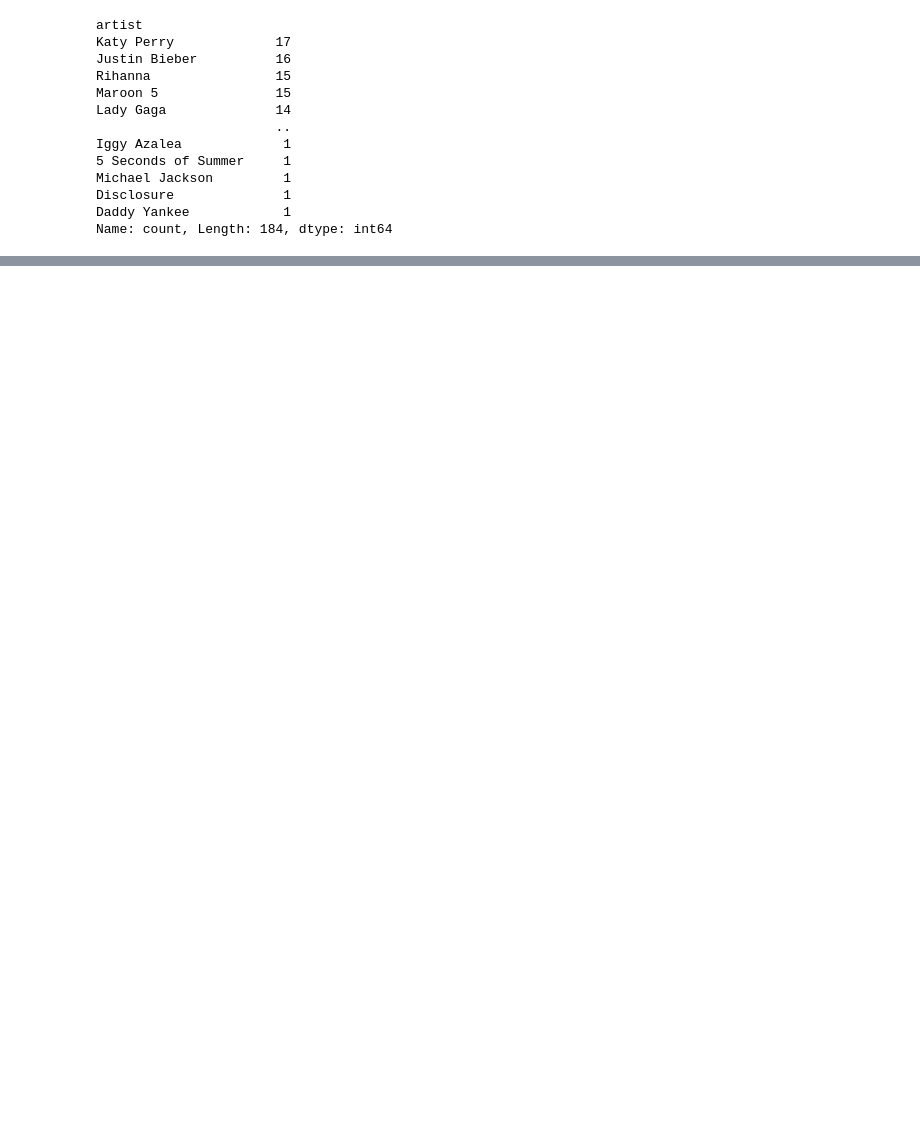
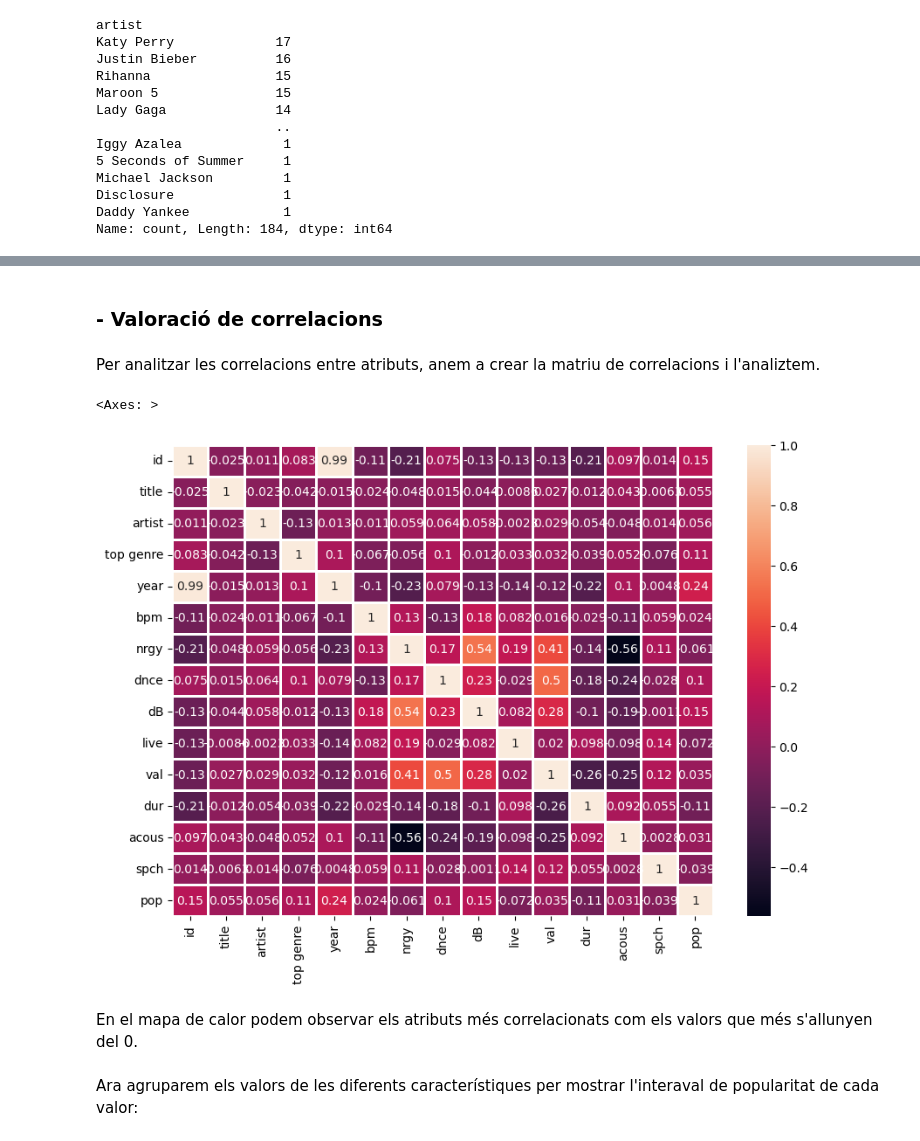
Before and after one commit to Erdrick2210/APC_Kaggle_Top_Spotify_songs-_from_2010-2019, a Jupyter notebook: Kaggle_Top_Spotify_songs_from_2010-2019.ipynb, the cells around one changed output, grey strips where cells are left out. Drawn from its saved outputs; the diff is of its cells as text; code cells hidden in the pictures; blank space fills up the shorter version.

```diff
--- a/Kaggle_Top_Spotify_songs_from_2010-2019.ipynb
+++ b/Kaggle_Top_Spotify_songs_from_2010-2019.ipynb
@@ -101,3 +106,5 @@ Número d'atributs: 15
+# %%
+df.rename(columns={'Unnamed: 0': 'id'}, inplace=True)
 # %% [markdown]
 El tipus d'atributs que tenim són:
 # %%
@@ -148,0 +160,14 @@ Sorprenentment no tenim NaNs a les dades, així que no hem de tractar res en aqu
+# %%
+print(df['pop'].value_counts(), "\n")
+print(df['pop'].unique(), "\n")
+
+# Mostrem les primeres files
+print("Target abans de convertir en intervals:")
+print(df['pop'].head())
+
+# Creem 10 categories (0 a 9) dividint uniformement el rang de la columna 'pop'
+df['pop'] = pd.cut(df['pop'], bins=10, labels=False)
+
+# Mostrem les primeres files per verificar
+print("\nTarget després de convertir en intervals:")
+print(df['pop'].head())
@@ -198,0 +279,5 @@ Name: count, Length: 184, dtype: int64
+# %%
+# Convertim totes les columnes categòriques a valors numèrics amb un label encoder
+for col in df[['title', 'artist', 'top genre']]:
+    le = LabelEncoder()
+    df[col] = le.fit_transform(df[col])
@@ -198,0 +312,14 @@ Name: count, Length: 184, dtype: int64
+# %% [markdown]
+### - Valoració de correlacions
+# %% [markdown]
+Per analitzar les correlacions entre atributs, anem a crear la matriu de correlacions i l'analiztem.
+# %%
+plt.figure(figsize=(10,7))
+sns.heatmap(df.corr(), annot=True, linewidths=2)
+# %% [output]
+<Axes: >
+[figure, added]
+# %% [markdown]
+En el mapa de calor podem observar els atributs més correlacionats com els valors que més s'allunyen del 0.
+# %% [markdown]
+Ara agruparem els valors de les diferents característiques per mostrar l'interaval de popularitat de cada valor:
```
Also changed, not shown: parts of 48 cells of this notebook.
